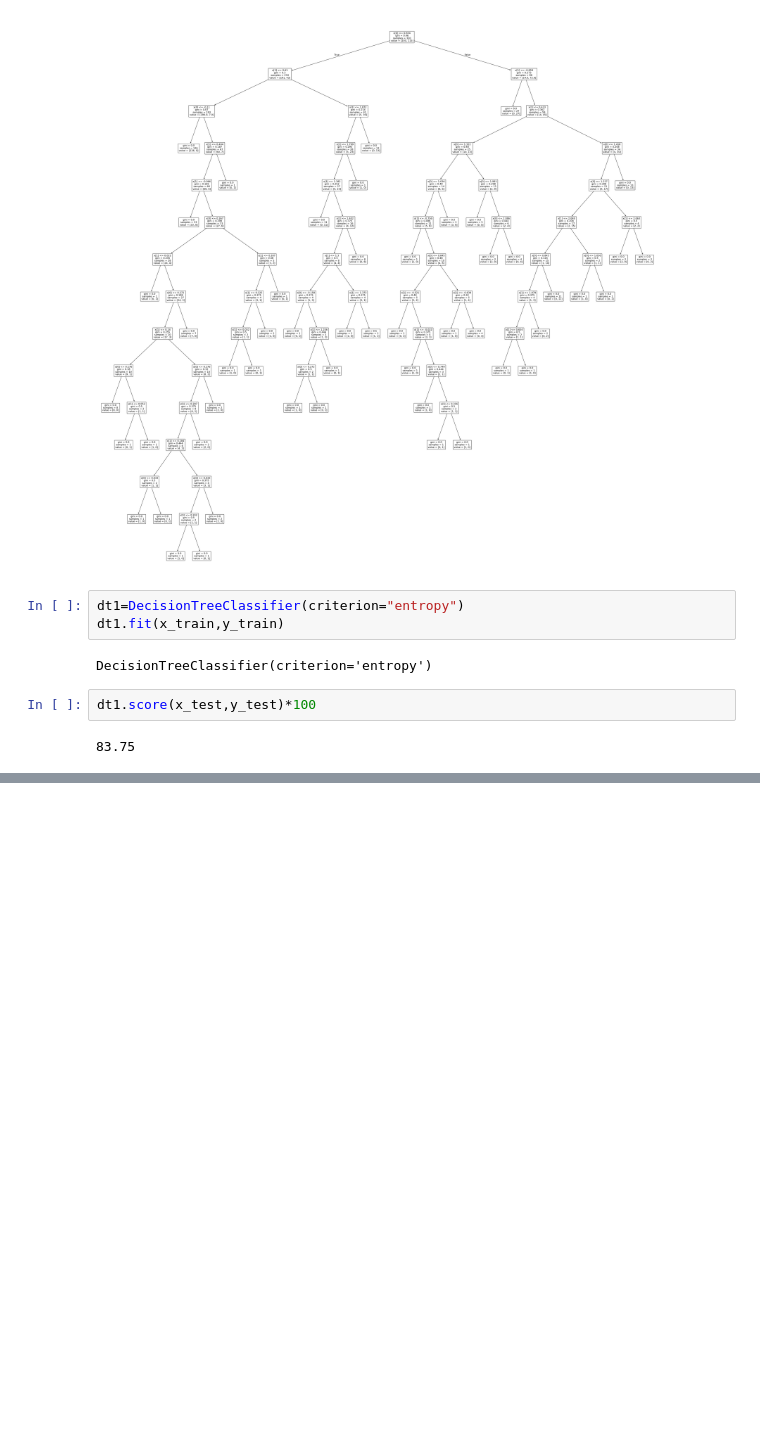
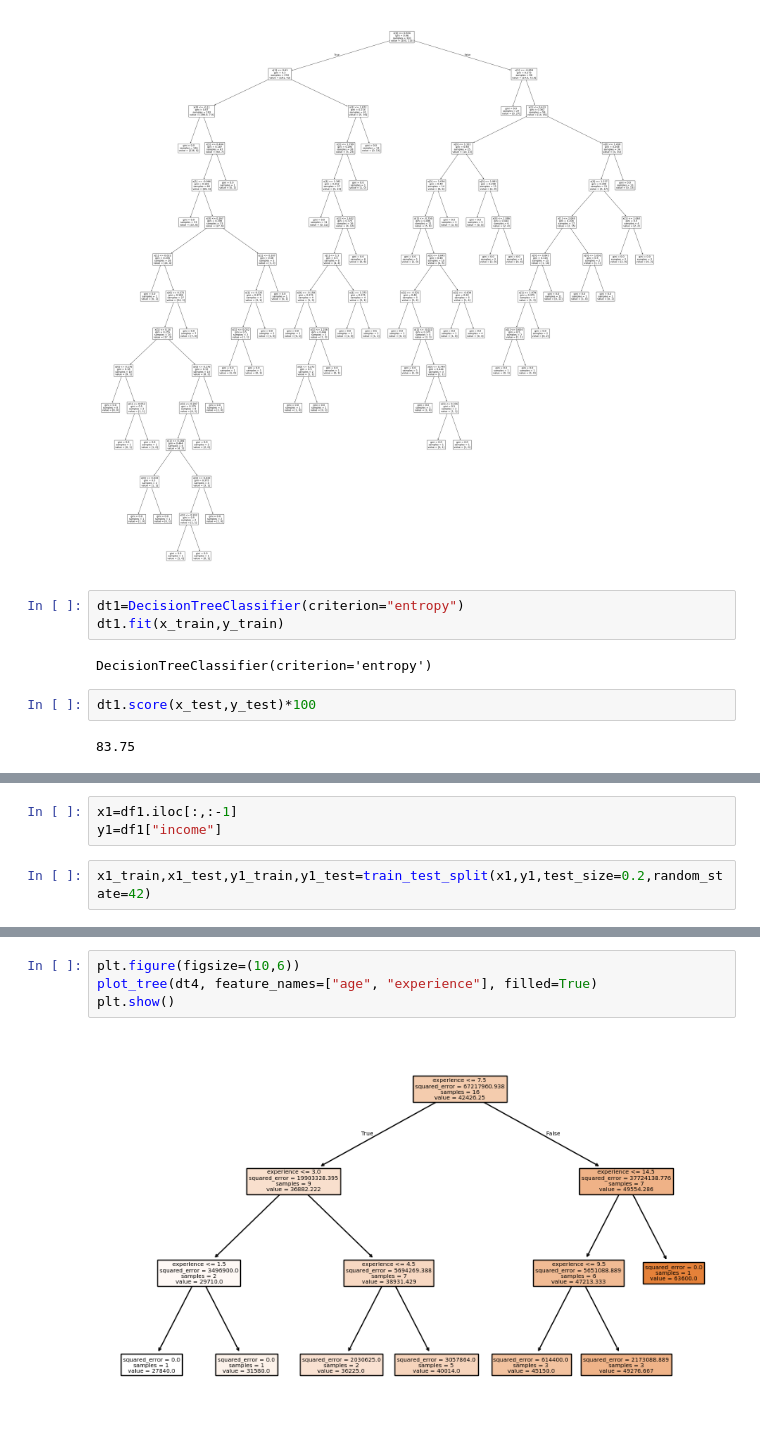
Before and after one commit to Biplabbrout/Data-Science, a Jupyter notebook: Supervised Learning/Decision_tree.ipynb, the cells around one changed output, grey strips where cells are left out. Cells and saved outputs as stored; diff of their text form; blank space fills up the shorter version.

```diff
--- a/Supervised Learning/Decision_tree.ipynb
+++ b/Supervised Learning/Decision_tree.ipynb
@@ -85,0 +167,5 @@ dt1.score(x_test,y_test)*100
+# %%
+x1=df1.iloc[:,:-1]
+y1=df1["income"]
+# %%
+x1_train,x1_test,y1_train,y1_test=train_test_split(x1,y1,test_size=0.2,random_state=42)
@@ -85,0 +197,6 @@ dt1.score(x_test,y_test)*100
+# %%
+plt.figure(figsize=(10,6))
+plot_tree(dt4, feature_names=["age", "experience"], filled=True)
+plt.show()
+# %% [output]
+[figure, added]
```
Also changed, not shown: parts of 24 cells of this notebook, 1 other file.
